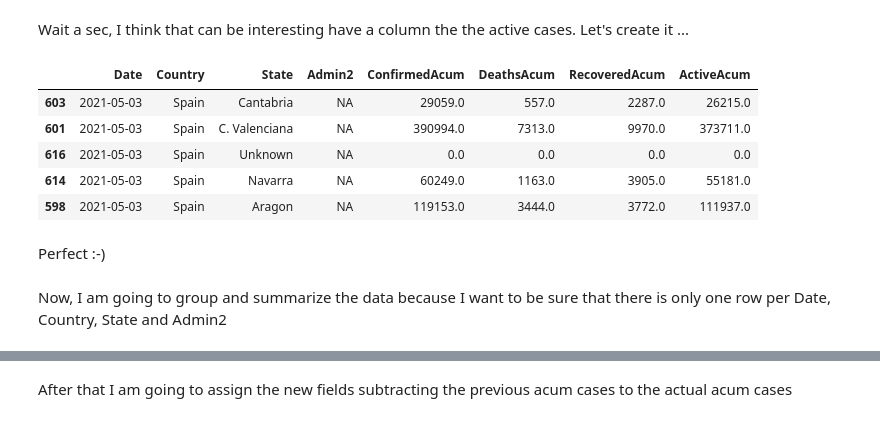
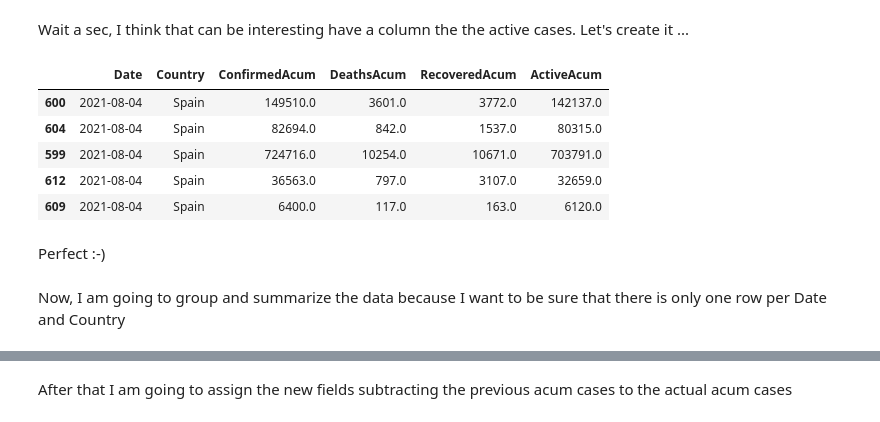
Before and after one commit to dvillaj/covid-19-data, a Jupyter notebook: Covid_19.ipynb, the cells around one changed output, grey strips where cells are left out. Cells and saved outputs as stored; diff of their text form; code cells hidden in the pictures.

```diff
--- a/Covid_19.ipynb
+++ b/Covid_19.ipynb
@@ -161,0 +308,2 @@ Let's fix it ...
+# %%
+df_data = df_data.filter(['Date', 'Country', 'ConfirmedAcum', 'DeathsAcum', 'RecoveredAcum'])
@@ -162,6 +330,6 @@ Let's fix it ...
 # %%
-data = data.assign(
-    Country = data.Country.replace({'Bahamas, The' : 'Bahamas',
+df_data = df_data.assign(
+    Country = lambda dataset: dataset.Country.replace({'Bahamas, The' : 'Bahamas',
                          'Congo (Brazzaville)' : 'Congo',
                          'Congo (Kinshasa)' : 'Congo',
                          "Cote d'Ivoire" : "Cote d'Ivoire",
@@ -197,3 +359,5 @@ data = data.filter(['Date', 'Country', 'State', 'Admin2', 'ConfirmedAcum', 'Deat
+# %%
+df_data = df_data.query("Date <= '2021-08-04'")
 # %% [markdown]
 Let's verify the structure of the dateset ...
 # %%
@@ -218,22 +391,22 @@ More than **1.5 MM** of rows!
 # %% [markdown]
 Wait a sec, I think that can be interesting have a column the the active cases. Let's create it ...
 # %%
-data = data.assign(
-    ActiveAcum = data.ConfirmedAcum  - data.DeathsAcum - data.RecoveredAcum
+df_data = df_data.assign(
+    ActiveAcum = lambda dataset: dataset.ConfirmedAcum  - dataset.DeathsAcum - dataset.RecoveredAcum
 )
 # %%
-data.query("Country == 'Spain'") \
+df_data.query("Country == 'Spain'") \
     .sort_values('Date', ascending = False) \
     .head()
 # %% [output]
-|  | Date | Country | State | Admin2 | ConfirmedAcum | DeathsAcum | RecoveredAcum | ActiveAcum |
-| 603 | 2021-05-03 | Spain | Cantabria | NA | 29059.0 | 557.0 | 2287.0 | 26215.0 |
-| 601 | 2021-05-03 | Spain | C. Valenciana | NA | 390994.0 | 7313.0 | 9970.0 | 373711.0 |
-| 616 | 2021-05-03 | Spain | Unknown | NA | 0.0 | 0.0 | 0.0 | 0.0 |
-| 614 | 2021-05-03 | Spain | Navarra | NA | 60249.0 | 1163.0 | 3905.0 | 55181.0 |
-| 598 | 2021-05-03 | Spain | Aragon | NA | 119153.0 | 3444.0 | 3772.0 | 111937.0 |
+|  | Date | Country | ConfirmedAcum | DeathsAcum | RecoveredAcum | ActiveAcum |
+| 600 | 2021-08-04 | Spain | 149510.0 | 3601.0 | 3772.0 | 142137.0 |
+| 604 | 2021-08-04 | Spain | 82694.0 | 842.0 | 1537.0 | 80315.0 |
+| 599 | 2021-08-04 | Spain | 724716.0 | 10254.0 | 10671.0 | 703791.0 |
+| 612 | 2021-08-04 | Spain | 36563.0 | 797.0 | 3107.0 | 32659.0 |
+| 609 | 2021-08-04 | Spain | 6400.0 | 117.0 | 163.0 | 6120.0 |
 # %% [markdown]
 Perfect :-)
 # %% [markdown]
-Now, I am going to group and summarize the data because I want to be sure that there is only one row per Date, Country, State and Admin2
+Now, I am going to group and summarize the data because I want to be sure that there is only one row per Date and Country
 # %%
```
Also changed, not shown: parts of 100 cells of this notebook, 2 other files.
